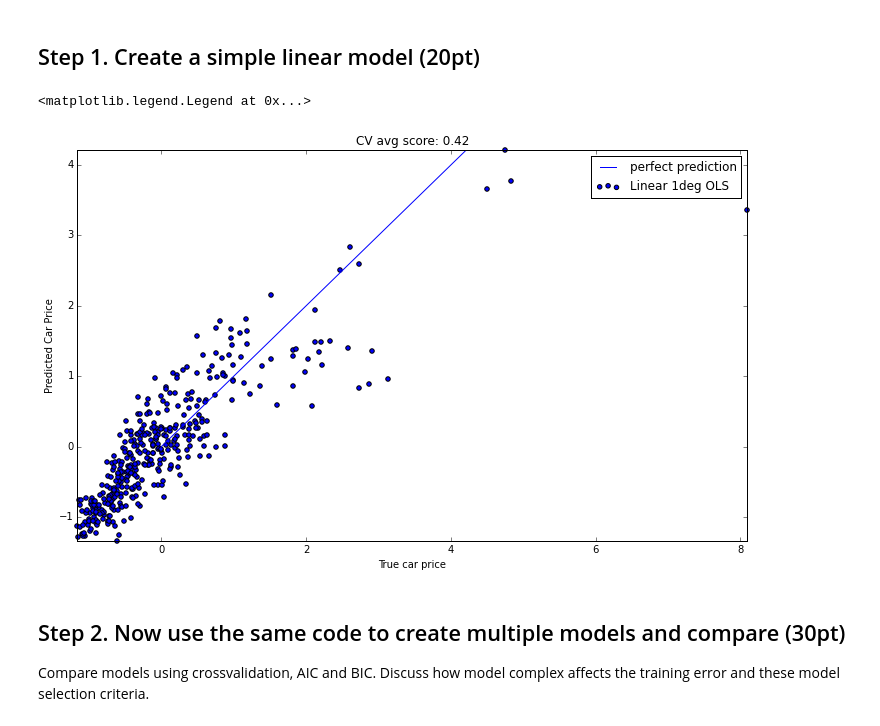
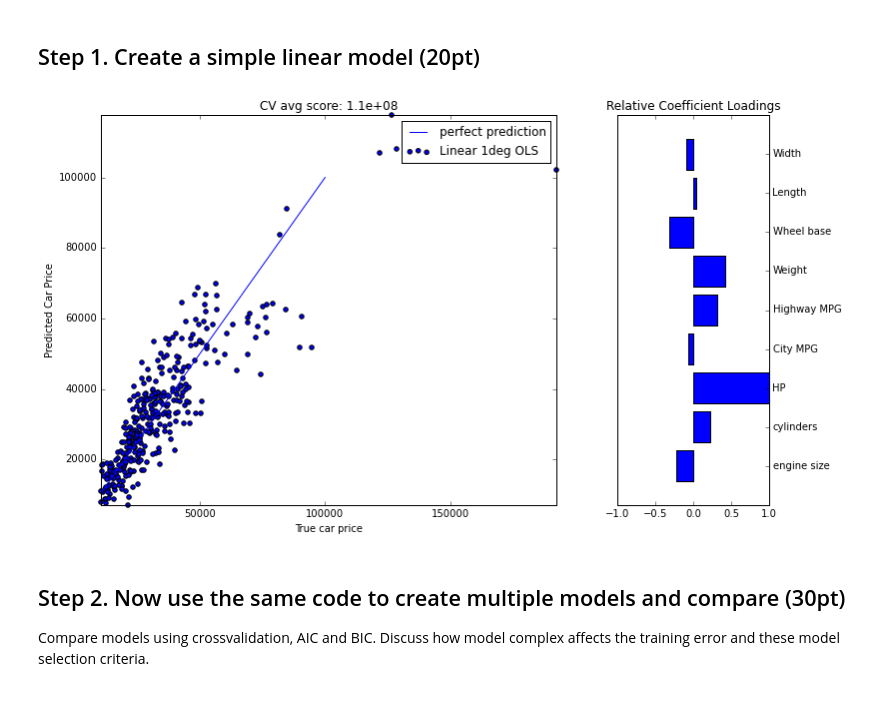
Before and after one commit to rtbs-dev/F15_MAE301, a Jupyter notebook: MAE301HW5_Student.ipynb, the cells around one changed output. Cells and saved outputs as stored; diff of their text form; code cells hidden in the pictures.

```diff
--- a/MAE301HW5_Student.ipynb
+++ b/MAE301HW5_Student.ipynb
@@ -72,26 +81,23 @@ Notice the trend/trends we see when we overlay prices? That indicates an underly
 ## Step 1. Create a simple linear model (20pt)
 # %%
 # response are car prices, i.e., the first column of the data matrix #
-y = data_scaled[:,0]
-
+#y = scaler_func.fit_transform(np.log10(scaler_func.inverse_transform(data_scaled)[:,0]))
 # covariates are the other columns. Dealer cost is not included since it correlates too much with the price #
-X = data_scaled[:,2:data_scaled.shape[1]]
+X_train = data_scaled[:]
 
 # # split only on our side
 # X_train, X_test, y_train, y_test = train_test_split(X, y,
 # test_size=0.1, random_state=0)
 
 # use the following for students
-X_train = X;
-y_train = y;
-
+y_train = y
 # a set of linear models with polynomial terms
 n, p = X_train.shape # get #samples and #dimensions
 
-ncv = 10 # number of cross valiation
+ncv = 20 # number of cross valiation
 
 
-plt.figure(figsize=(12, 7))
+
 
 lin_reg = LinearRegression()
 
@@ -104,18 +110,31 @@ yhat = lin_reg.predict(X_train)
 # Evaluate the models using crossvalidation
 scores= cross_validation.cross_val_score(lin_reg,
     X_train, y_train, scoring="mean_squared_error", cv=ncv)
-
-plt.scatter(y_train, yhat, label="Linear 1deg OLS", clip_on=False)
-plt.title("CV avg score: {:.2}".format(abs(scores.mean())))
-plt.xlabel("True car price")
-plt.ylabel("Predicted Car Price")
-plt.xlim((min(y_train), max(y_train)))
-plt.ylim((min(yhat), max(yhat)))
-plt.plot(range(6), label="perfect prediction")
-plt.legend()
-# %% [output]
-<matplotlib.legend.Legend at 0x...>
-[figure, removed]
+# %%
+from matplotlib import gridspec
+plt.figure(figsize=(12, 7))
+gs = gridspec.GridSpec(1, 2, width_ratios=[3, 1])
+
+ax = plt.subplot(gs[0])
+plt.scatter(y_train, yhat, label="Linear 1deg OLS", clip_on=False)
+plt.title("CV avg score: {:.2}".format(abs(scores.mean())))
+plt.xlabel("True car price")
+plt.ylabel("Predicted Car Price")
+plt.xlim((min(y_train), max(y_train)))
+plt.ylim((min(yhat), max(yhat)))
+plt.plot(range(100000), label="perfect prediction")
+plt.legend()
+
+ax = plt.subplot(gs[1])
+ypos = np.arange(len(var[1:]))
+plt.barh(ypos, lin_reg.coef_/lin_reg.coef_.max(), align='center')
+plt.yticks(ypos, var[1:])
+ax.yaxis.tick_right()
+plt.title("Relative Coefficient Loadings")
+plt.xlim([-1,1])
+fig.tight_layout(pad=1.9)
+# %% [output]
+[figure, added]
 # %% [markdown]
 ## Step 2. Now use the same code to create multiple models and compare (30pt)
 
```
Also changed, not shown: parts of 12 cells of this notebook.
